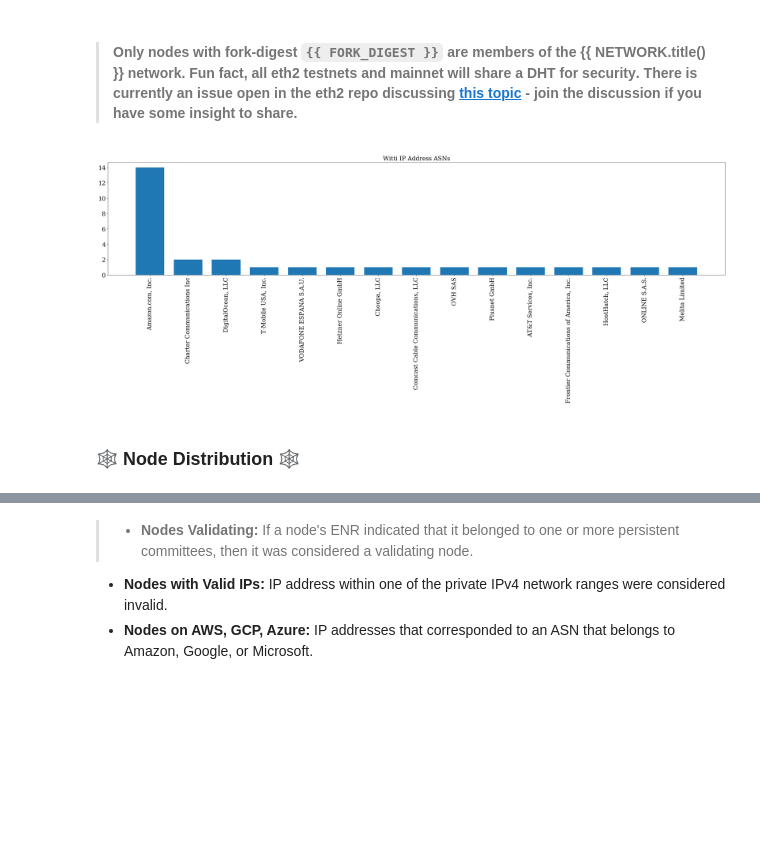
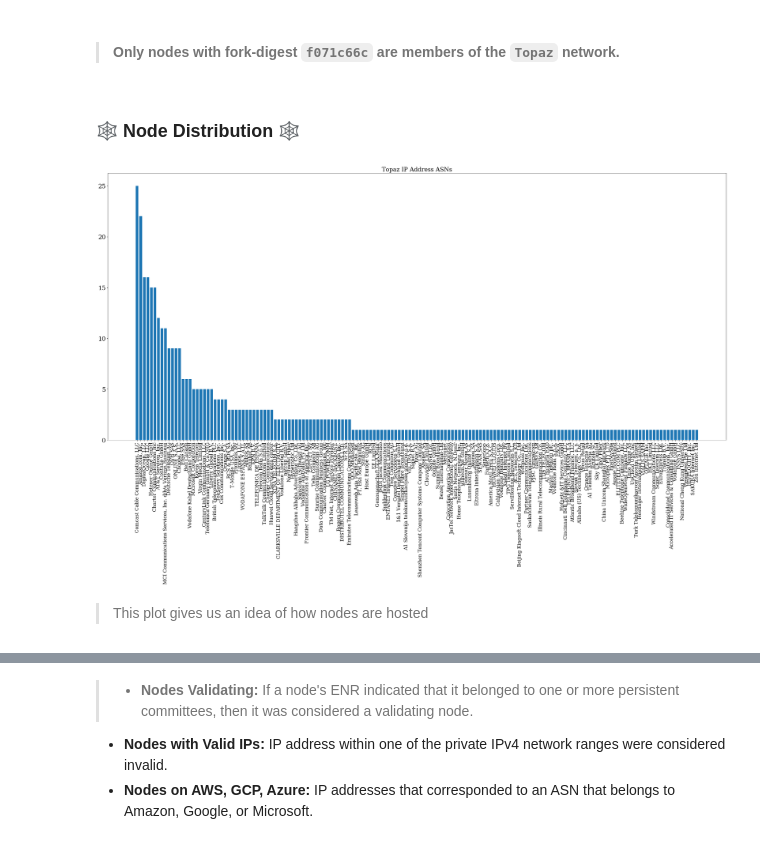
Before and after one commit to jrhea/prkl, a Jupyter notebook: analysis/testnet-analysis.ipynb, the cells around one changed output, grey strips where cells are left out. Drawn from its saved outputs; the diff is of its cells as text; code cells hidden in the pictures; blank space fills up the shorter version.

Commit message:
parameterizing notebook to switch between testnets.  modified CI so nb convert can generate witti and topaz analysis

```diff
--- a/analysis/testnet-analysis.ipynb
+++ b/analysis/testnet-analysis.ipynb
@@ -117,29 +143,33 @@ plt.show()
-# %% [markdown]
-> #### Only nodes with fork-digest `{{ FORK_DIGEST }}` are members of the {{ NETWORK.title() }} network.  Fun fact, all eth2 testnets and mainnet will share a DHT for **security**.  There is currently an issue open in the eth2 repo discussing [this topic](https://github.com/ethereum/eth2.0-specs/issues/1770) - join the discussion if you have some insight to share.
-# %%
-from collections import Counter
-import numpy as np
-import matplotlib.pyplot as plt
-
-counts = Counter(asn_orgs)
-counts = sorted(counts.items(), key=lambda i: i[1], reverse=True)
-labels, values  = zip(*counts)
-
-indexes = np.arange(len(labels))
-width = .75
-plt.rc('font', family='serif')
-plt.figure(figsize=(30,12))
-plt.title(NETWORK.title()+' IP Address ASNs', fontsize=20)
-plt.bar(indexes, values, width)
-plt.xticks(rotation=90)
-plt.xticks(indexes, labels, fontsize=20)
-plt.yticks(fontsize=20)
-plt.tight_layout()
-plt.show()
-# %% [output]
-[figure, removed]
+# %%
+display(md("> #### Only nodes with fork-digest `{}` are members of the `{}` network.".format(FORK_DIGEST,NETWORK.title())))
+# %% [output]
+> #### Only nodes with fork-digest `f071c66c` are members of the `Topaz` network.
 # %% [markdown]
 ### 🕸 Node Distribution 🕸
+# %%
+from collections import Counter
+import numpy as np
+import matplotlib.pyplot as plt
+
+counts = Counter(asn_orgs)
+counts = sorted(counts.items(), key=lambda i: i[1], reverse=True)
+labels, values  = zip(*counts)
+
+indexes = np.arange(len(labels))
+width = .75
+plt.rc('font', family='serif')
+plt.figure(figsize=(30,20))
+plt.title(NETWORK.title()+' IP Address ASNs', fontsize=20)
+plt.bar(indexes, values, width)
+plt.xticks(rotation=90)
+plt.xticks(indexes, labels, fontsize=16)
+plt.yticks(fontsize=20)
+plt.tight_layout()
+plt.show()
+# %% [output]
+[figure, added]
+# %% [markdown]
+> This plot gives us an idea of how nodes are hosted
 # %%
 import numpy as np
 import matplotlib.pyplot as plt
```
Also changed, not shown: parts of 15 cells of this notebook, 2 other files.
